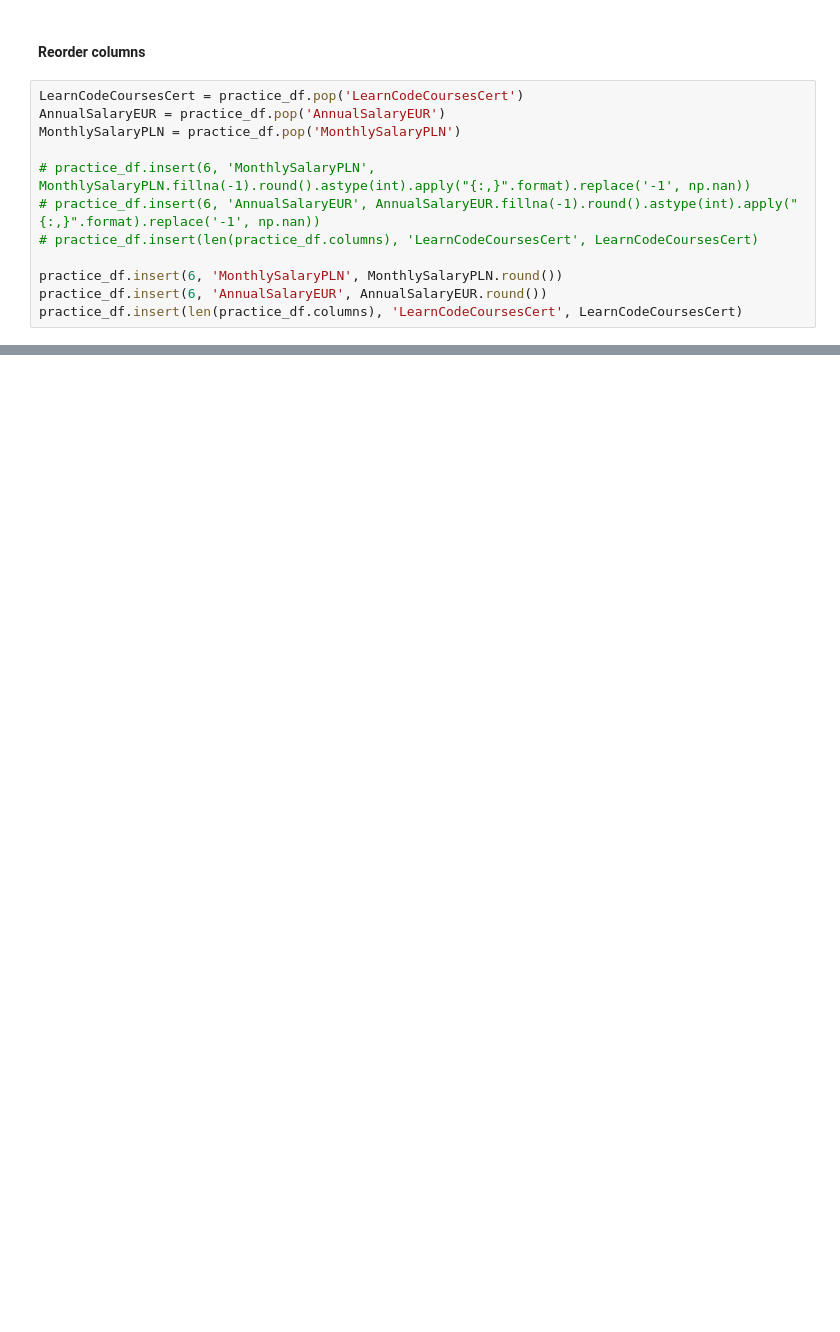
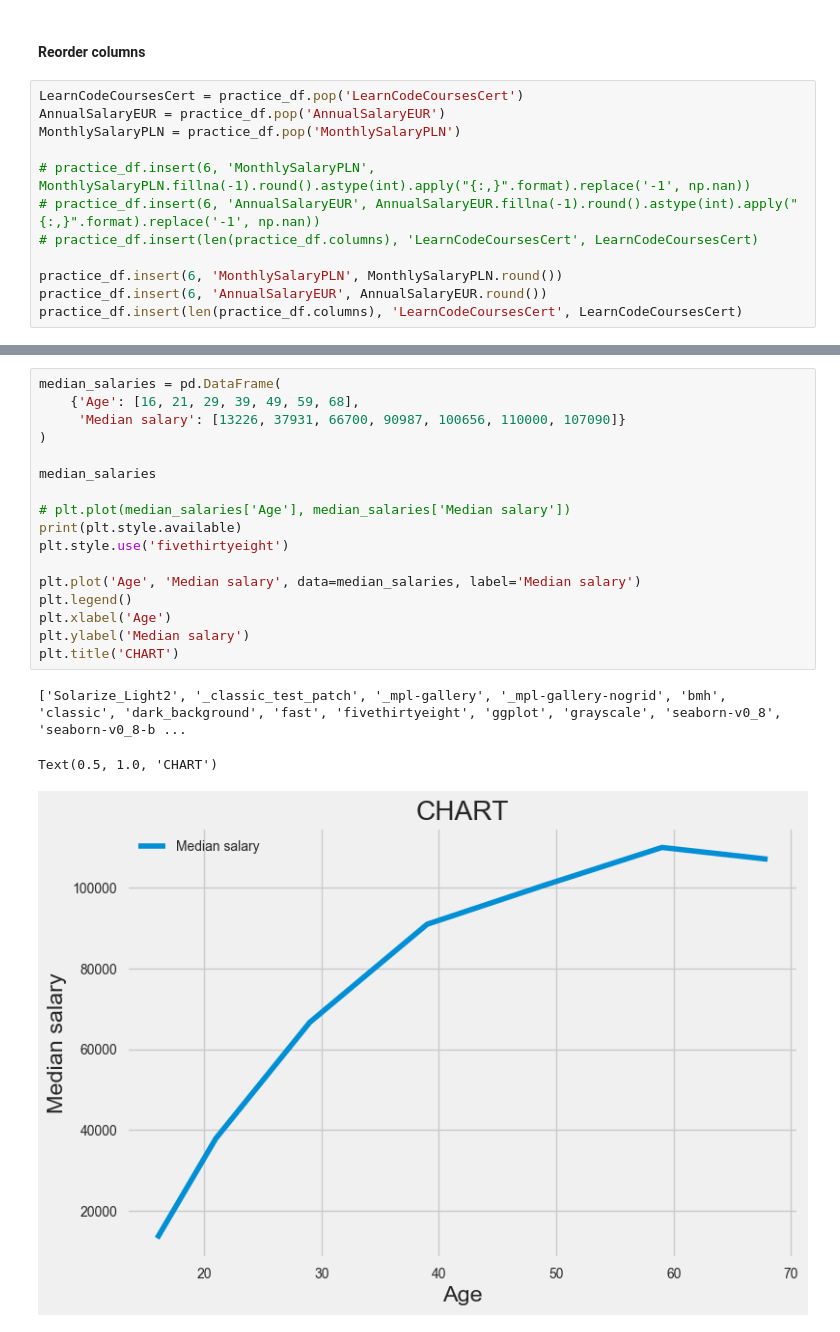
Before and after one commit to 22skowron/Data-manipulation-practice, a Jupyter notebook: Matplotlib_practice.ipynb, the cells around one changed output, grey strips where cells are left out. Saved outputs shown, nothing was run; the diff lists cells and outputs as text; blank space fills up the shorter version.

Commit message:
Add simple plot

```diff
--- a/Matplotlib_practice.ipynb
+++ b/Matplotlib_practice.ipynb
@@ -286,0 +303,21 @@ memory usage: 5.2+ KB
+# %%
+median_salaries = pd.DataFrame(
+    {'Age': [16, 21, 29, 39, 49, 59, 68],
+     'Median salary': [13226, 37931, 66700, 90987, 100656, 110000, 107090]}
+)
+
+median_salaries
+
+# plt.plot(median_salaries['Age'], median_salaries['Median salary'])
+print(plt.style.available)
+plt.style.use('fivethirtyeight')
+
+plt.plot('Age', 'Median salary', data=median_salaries, label='Median salary')
+plt.legend()
+plt.xlabel('Age')
+plt.ylabel('Median salary')
+plt.title('CHART')
+# %% [output]
+['Solarize_Light2', '_classic_test_patch', '_mpl-gallery', '_mpl-gallery-nogrid', 'bmh', 'classic', 'dark_background', 'fast', 'fivethirtyeight', 'ggplot', 'grayscale', 'seaborn-v0_8', 'seaborn-v0_8-b ...
+Text(0.5, 1.0, 'CHART')
+[figure, added]
```
Also changed, not shown: parts of 6 cells of this notebook.
